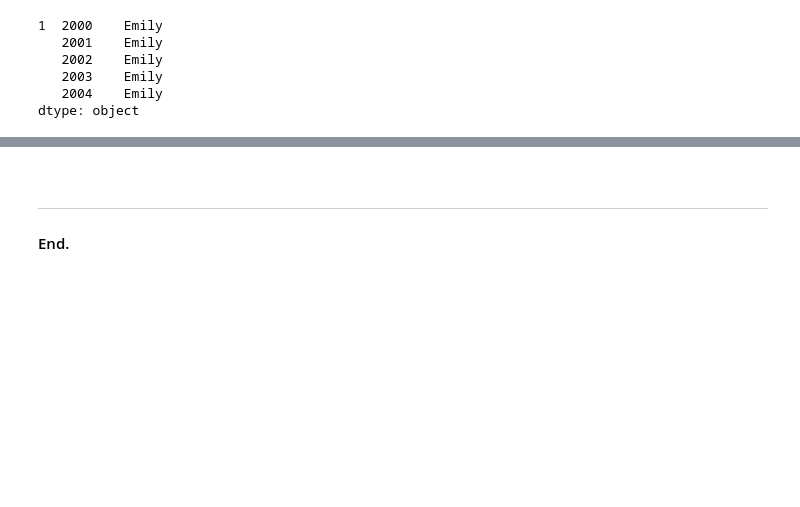
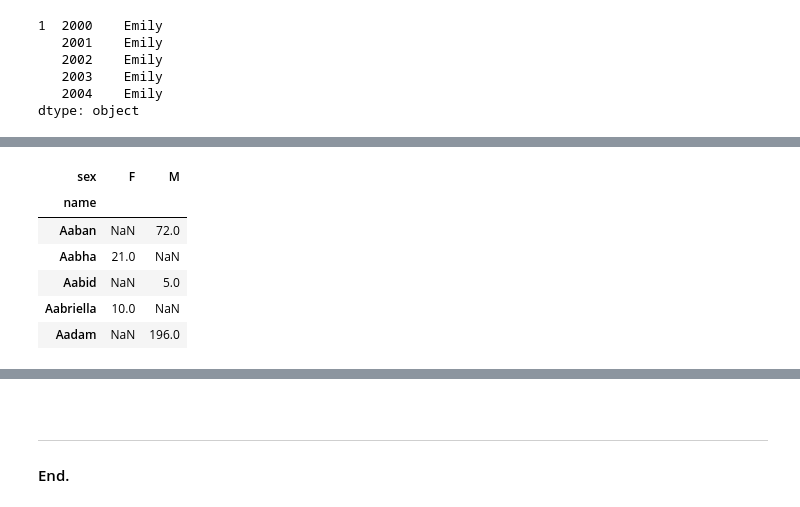
Before and after one commit to olgarozhdestvina/Data-Science-and-Machine-Learning, a Jupyter notebook: Data analytics/Baby names.ipynb, the cells around one changed output, grey strips where cells are left out. Cells and saved outputs as stored; diff of their text form; code cells hidden in the pictures; blank space fills up the shorter version.

Commit message:
Found and plotted unisex names (and their occurrence in both genders) from the data set by applying a boolian mask with name ratio

```diff
--- a/Data analytics/Baby names.ipynb
+++ b/Data analytics/Baby names.ipynb
@@ -503,0 +520,12 @@ plt.title('Top 10 fads');
+# %%
+# unstack the data to see if the name occurs in both genders
+totals_bysex = totals.unstack('sex')
+totals_bysex.head()
+# %% [output]
+| sex | F | M |
+| name |  |  |
+| Aaban | NaN | 72.0 |
+| Aabha | 21.0 | NaN |
+| Aabid | NaN | 5.0 |
+| Aabriella | 10.0 | NaN |
+| Aadam | NaN | 196.0 |
```
Also changed, not shown: parts of 38 cells of this notebook.
